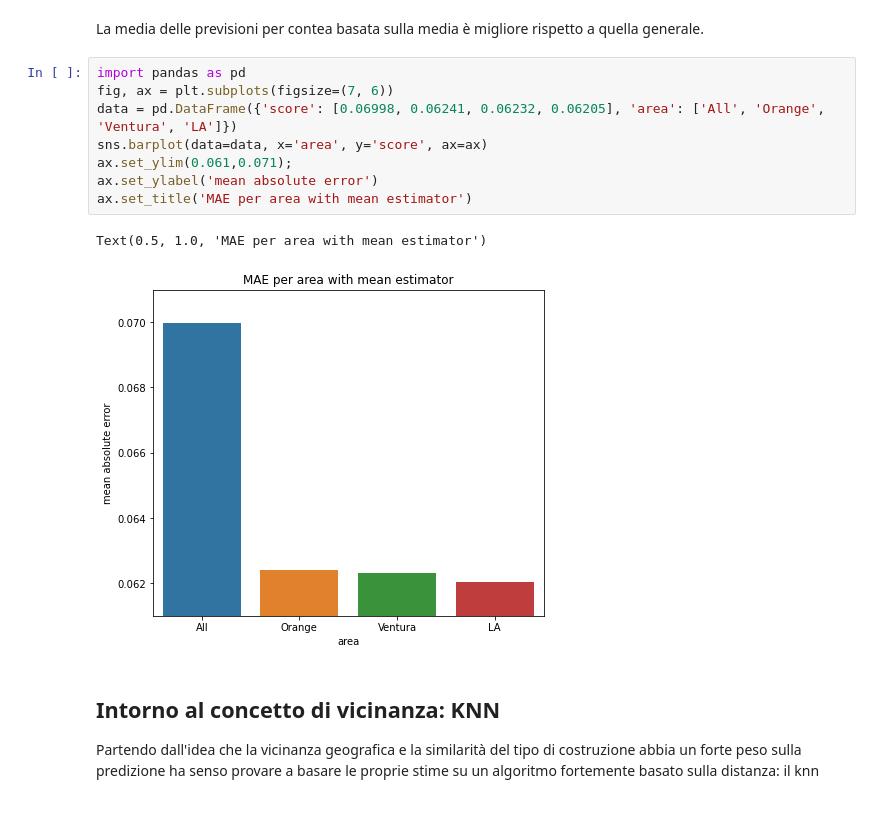
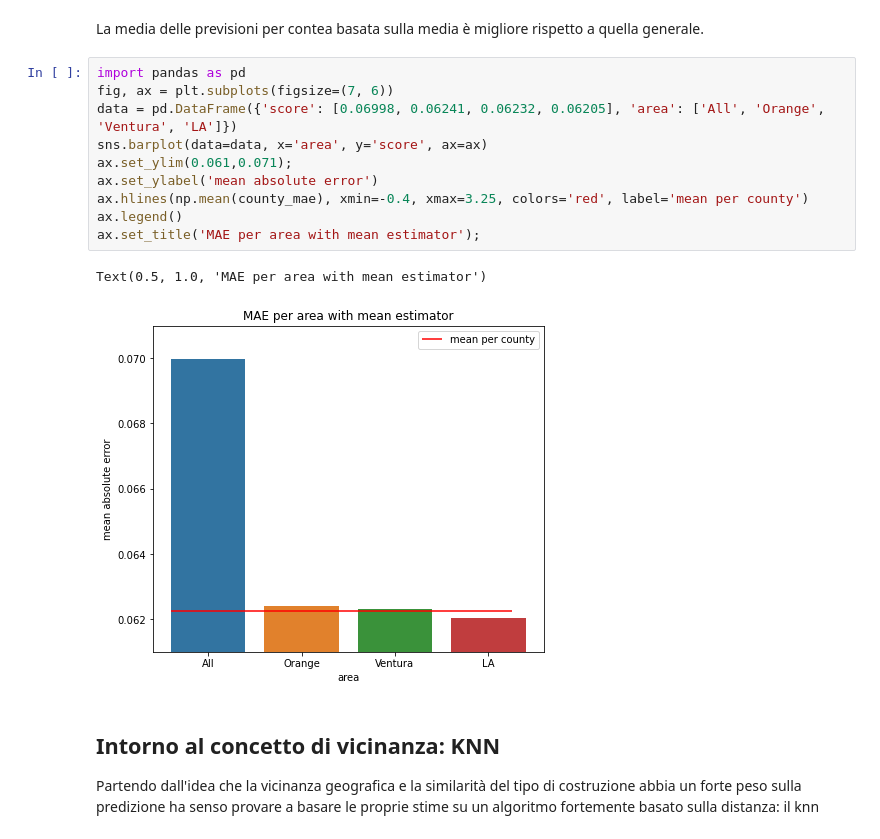
Before and after one commit to matteospanio/zillow-prize, a Jupyter notebook: 02 - Base prediction.ipynb, the cells around one changed output. Saved outputs shown, nothing was run; the diff lists cells and outputs as text.

```diff
--- a/02 - Base prediction.ipynb
+++ b/02 - Base prediction.ipynb
@@ -144,14 +144,16 @@ La media delle previsioni per contea basata sulla media è migliore rispetto a q
 # %%
 import pandas as pd
 fig, ax = plt.subplots(figsize=(7, 6))
 data = pd.DataFrame({'score': [0.06998, 0.06241, 0.06232, 0.06205], 'area': ['All', 'Orange', 'Ventura', 'LA']})
 sns.barplot(data=data, x='area', y='score', ax=ax)
 ax.set_ylim(0.061,0.071);
 ax.set_ylabel('mean absolute error')
-ax.set_title('MAE per area with mean estimator')
+ax.hlines(np.mean(county_mae), xmin=-0.4, xmax=3.25, colors='red', label='mean per county')
+ax.legend()
+ax.set_title('MAE per area with mean estimator');
 # %% [output]
 Text(0.5, 1.0, 'MAE per area with mean estimator')
-[figure, old version]
+[figure, new version]
 # %% [markdown]
 ## Intorno al concetto di vicinanza: KNN
 
```
Also changed, not shown: 3 other files.
